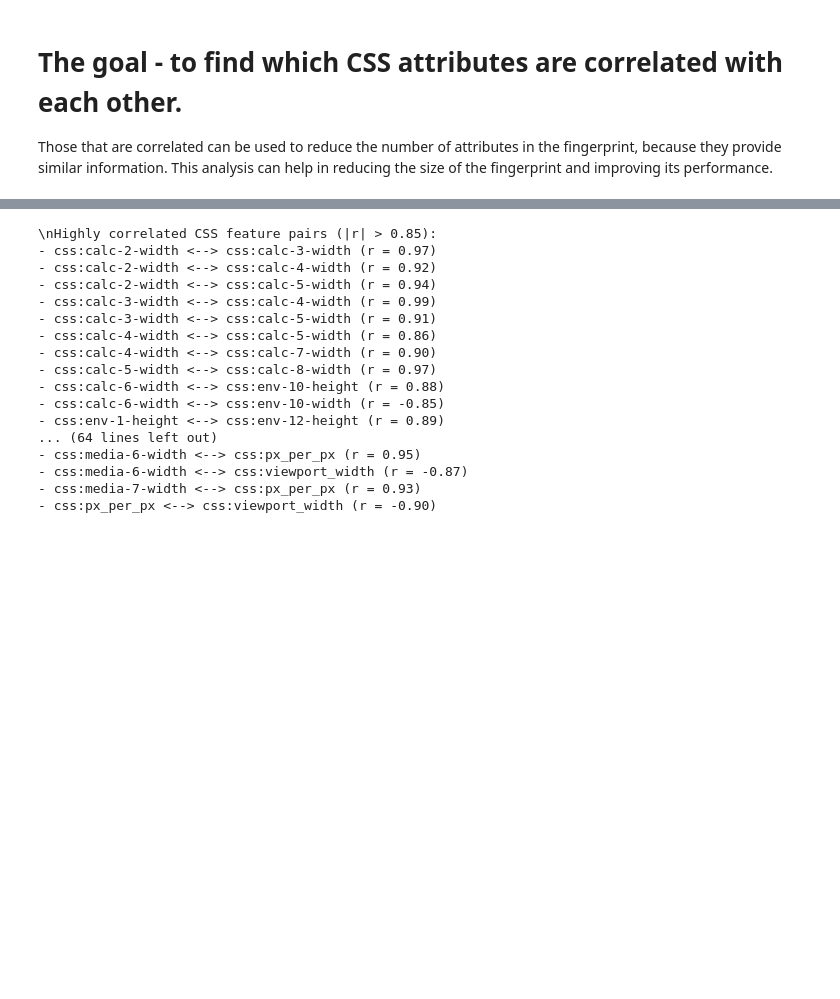
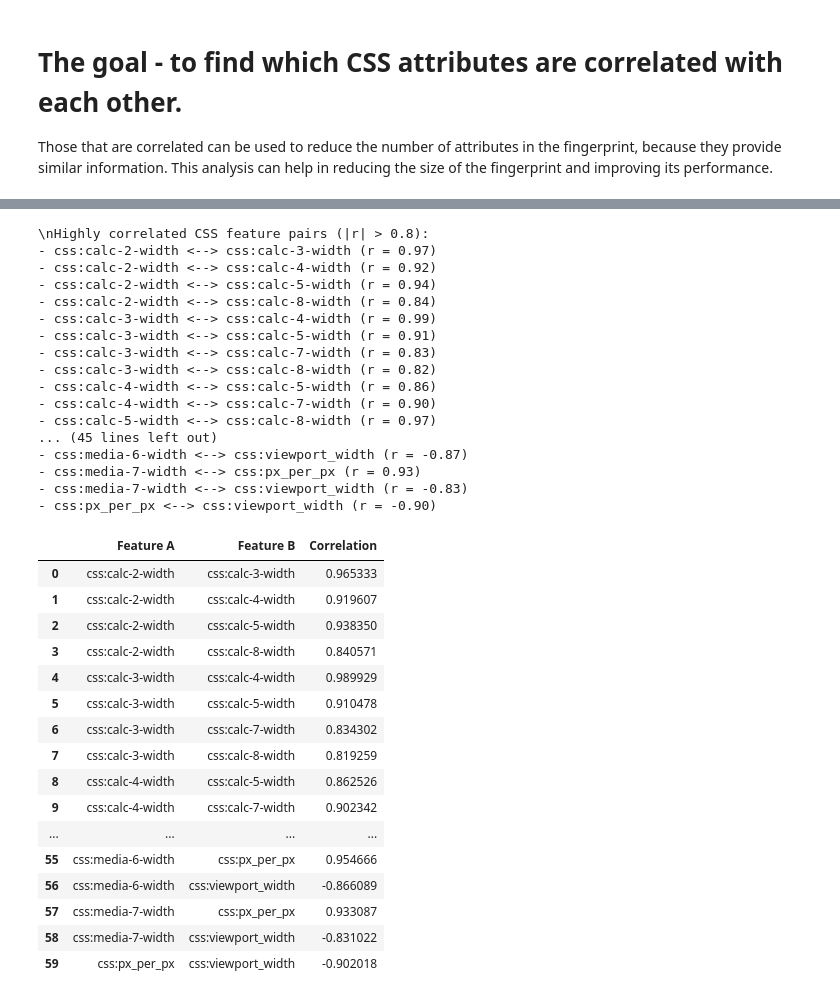
Before and after one commit to perzfilip/css-fingerprinting, a Jupyter notebook: analytics/6_correlation_matrix.ipynb, the cells around one changed output, grey strips where cells are left out. Saved outputs shown, nothing was run; the diff lists cells and outputs as text; code cells hidden in the pictures; blank space fills up the shorter version.

```diff
--- a/analytics/6_correlation_matrix.ipynb
+++ b/analytics/6_correlation_matrix.ipynb
@@ -50,5 +51,5 @@ plt.show()
 # %%
-threshold = 0.85  # High correlation threshold
+threshold = 0.8  # High correlation threshold
 high_corr = []
 
 for col in corr_matrix.columns:
@@ -62,24 +63,43 @@ print(f"\\nHighly correlated CSS feature pairs (|r| > {threshold}):")
 for a, b in sorted(high_corr):
     print(f"- {a} <--> {b} (r = {corr_matrix.loc[a, b]:.2f})")
 # %% [output]
-\nHighly correlated CSS feature pairs (|r| > 0.85):
+\nHighly correlated CSS feature pairs (|r| > 0.8):
 - css:calc-2-width <--> css:calc-3-width (r = 0.97)
 - css:calc-2-width <--> css:calc-4-width (r = 0.92)
 - css:calc-2-width <--> css:calc-5-width (r = 0.94)
+- css:calc-2-width <--> css:calc-8-width (r = 0.84)
 - css:calc-3-width <--> css:calc-4-width (r = 0.99)
 - css:calc-3-width <--> css:calc-5-width (r = 0.91)
+- css:calc-3-width <--> css:calc-7-width (r = 0.83)
+- css:calc-3-width <--> css:calc-8-width (r = 0.82)
 - css:calc-4-width <--> css:calc-5-width (r = 0.86)
 - css:calc-4-width <--> css:calc-7-width (r = 0.90)
 - css:calc-5-width <--> css:calc-8-width (r = 0.97)
-- css:calc-6-width <--> css:env-10-height (r = 0.88)
-- css:calc-6-width <--> css:env-10-width (r = -0.85)
-- css:env-1-height <--> css:env-12-height (r = 0.89)
-... (64 lines left out)
-- css:media-6-width <--> css:px_per_px (r = 0.95)
+... (45 lines left out)
 - css:media-6-width <--> css:viewport_width (r = -0.87)
 - css:media-7-width <--> css:px_per_px (r = 0.93)
+- css:media-7-width <--> css:viewport_width (r = -0.83)
 - css:px_per_px <--> css:viewport_width (r = -0.90)
 # %%
-# DEBUG: find rows with empty strings
-# mask = df.applymap(lambda x: isinstance(x, str) and x.strip() == '')
-# df[mask.any(axis=1)]
+# create a DataFrame with the high correlation pairs
+high_corr_df = pd.DataFrame(high_corr, columns=['Feature A', 'Feature B'])
+high_corr_df['Correlation'] = high_corr_df.apply(lambda row: corr_matrix.loc[row['Feature A'], row['Feature B']], axis=1)
+high_corr_df
+# %% [output]
+|  | Feature A | Feature B | Correlation |
+| 0 | css:calc-2-width | css:calc-3-width | 0.965333 |
+| 1 | css:calc-2-width | css:calc-4-width | 0.919607 |
+| 2 | css:calc-2-width | css:calc-5-width | 0.938350 |
+| 3 | css:calc-2-width | css:calc-8-width | 0.840571 |
+| 4 | css:calc-3-width | css:calc-4-width | 0.989929 |
+| 5 | css:calc-3-width | css:calc-5-width | 0.910478 |
+| 6 | css:calc-3-width | css:calc-7-width | 0.834302 |
+| 7 | css:calc-3-width | css:calc-8-width | 0.819259 |
+| 8 | css:calc-4-width | css:calc-5-width | 0.862526 |
+| 9 | css:calc-4-width | css:calc-7-width | 0.902342 |
+| ... | ... | ... | ... |
+| 55 | css:media-6-width | css:px_per_px | 0.954666 |
+| 56 | css:media-6-width | css:viewport_width | -0.866089 |
+| 57 | css:media-7-width | css:px_per_px | 0.933087 |
+| 58 | css:media-7-width | css:viewport_width | -0.831022 |
+| 59 | css:px_per_px | css:viewport_width | -0.902018 |
```
Also changed, not shown: parts of 20 cells of this notebook, 11 other files.
